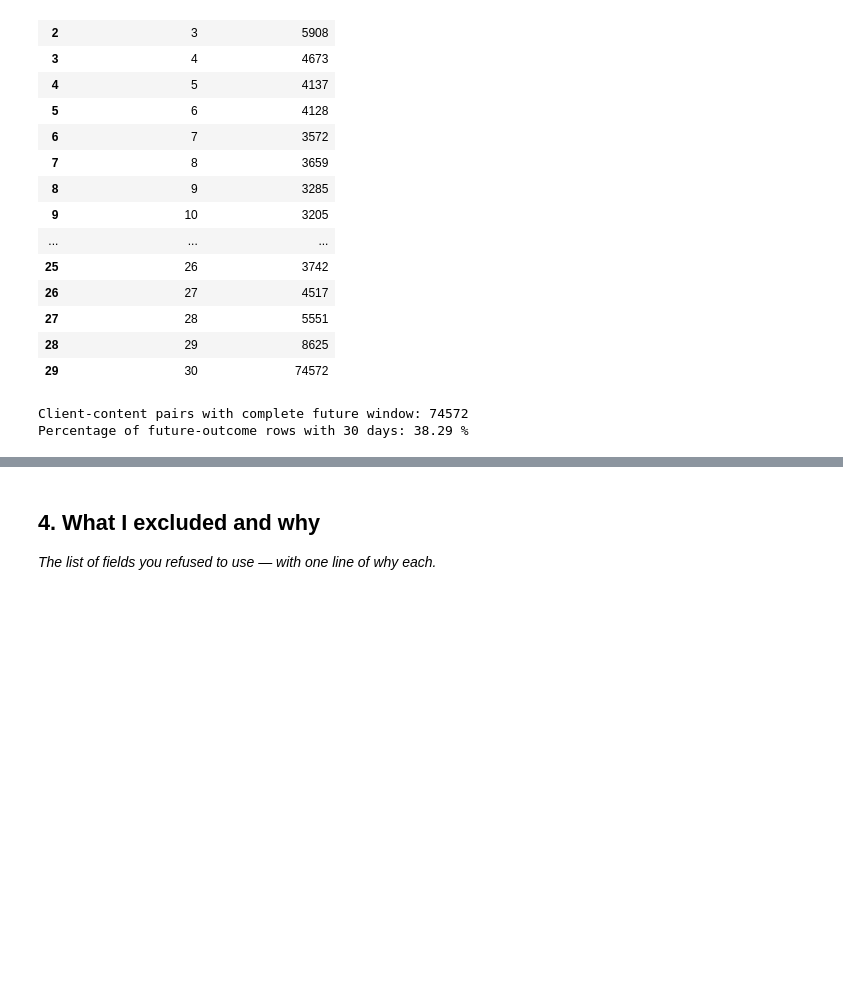
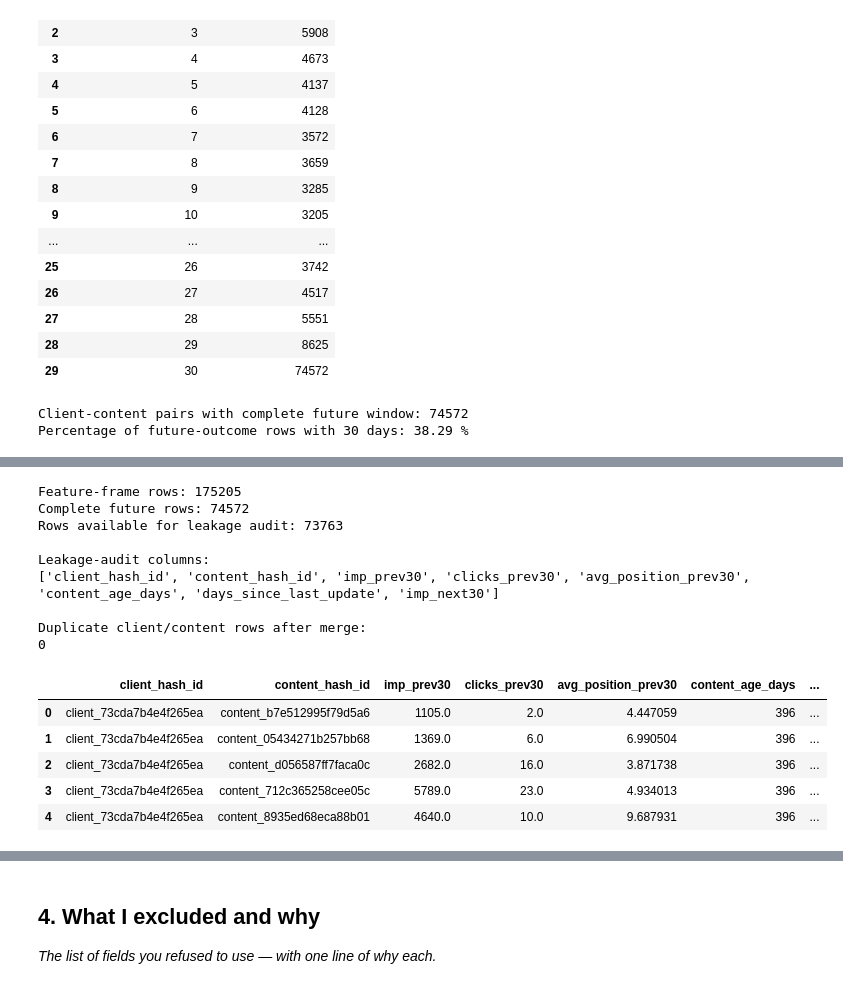
Before and after one commit to jawad-ahmed-developer/flyRank_Internship_Tasks, a Jupyter notebook: work/notebooks/w03_feature_leakage_check.ipynb, the cells around one changed output, grey strips where cells are left out. Saved outputs shown, nothing was run; the diff lists cells and outputs as text; code cells hidden in the pictures; blank space fills up the shorter version.

Commit message:
Demonstrate Leakage in features

```diff
--- a/work/notebooks/w03_feature_leakage_check.ipynb
+++ b/work/notebooks/w03_feature_leakage_check.ipynb
@@ -715,0 +724,51 @@ Percentage of future-outcome rows with 30 days: 38.29 %
+# %%
+# Keep only the complete 30-day future outcome.
+complete_future = complete_future[
+    ["client_hash_id", "content_hash_id", "imp_next30"]
+].copy()
+
+# Join future outcome to the decision-time feature frame.
+leakage_audit = feature_frame.merge(
+    complete_future,
+    on=["client_hash_id", "content_hash_id"],
+    how="inner"
+)
+
+print("Feature-frame rows:", len(feature_frame))
+print("Complete future rows:", len(complete_future))
+print("Rows available for leakage audit:", len(leakage_audit))
+
+print("\nLeakage-audit columns:")
+print(leakage_audit.columns.tolist())
+
+print("\nDuplicate client/content rows after merge:")
+
+duplicate_audit_rows = (
+    leakage_audit
+    .groupby(["client_hash_id", "content_hash_id"])
+    .size()
+    .reset_index(name="row_count")
+    .query("row_count > 1")
+)
+
+print(len(duplicate_audit_rows))
+
+assert len(duplicate_audit_rows) == 0
+
+leakage_audit.head()
+# %% [output]
+Feature-frame rows: 175205
+Complete future rows: 74572
+Rows available for leakage audit: 73763
+
+Leakage-audit columns:
+['client_hash_id', 'content_hash_id', 'imp_prev30', 'clicks_prev30', 'avg_position_prev30', 'content_age_days', 'days_since_last_update', 'imp_next30']
+
+Duplicate client/content rows after merge:
+0
+|  | client_hash_id | content_hash_id | imp_prev30 | clicks_prev30 | avg_position_prev30 | content_age_days | ... |
+| 0 | client_73cda7b4e4f265ea | content_b7e512995f79d5a6 | 1105.0 | 2.0 | 4.447059 | 396 | ... |
+| 1 | client_73cda7b4e4f265ea | content_05434271b257bb68 | 1369.0 | 6.0 | 6.990504 | 396 | ... |
+| 2 | client_73cda7b4e4f265ea | content_d056587ff7faca0c | 2682.0 | 16.0 | 3.871738 | 396 | ... |
+| 3 | client_73cda7b4e4f265ea | content_712c365258cee05c | 5789.0 | 23.0 | 4.934013 | 396 | ... |
+| 4 | client_73cda7b4e4f265ea | content_8935ed68eca88b01 | 4640.0 | 10.0 | 9.687931 | 396 | ... |
```
Also changed, not shown: parts of 13 cells of this notebook.
